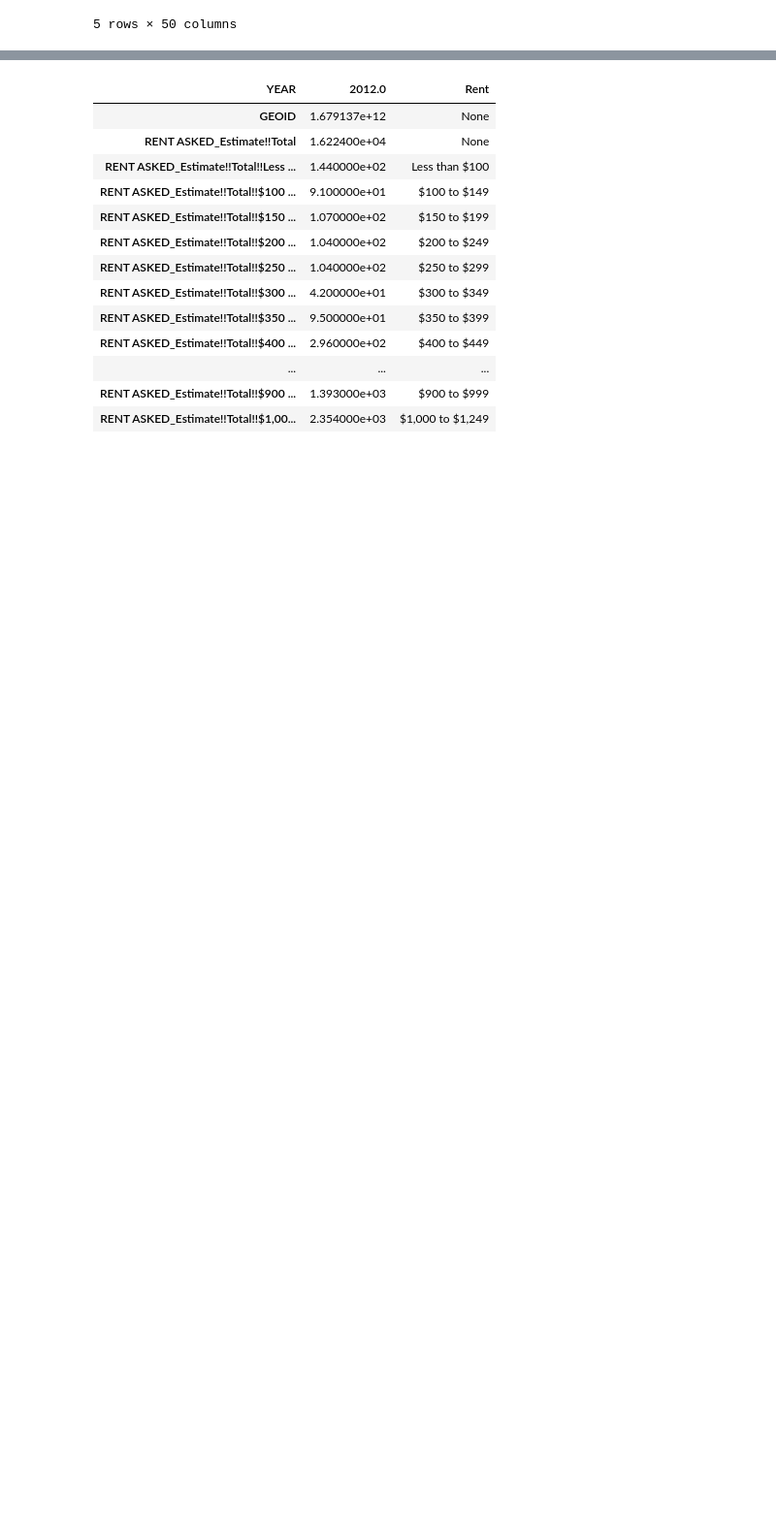
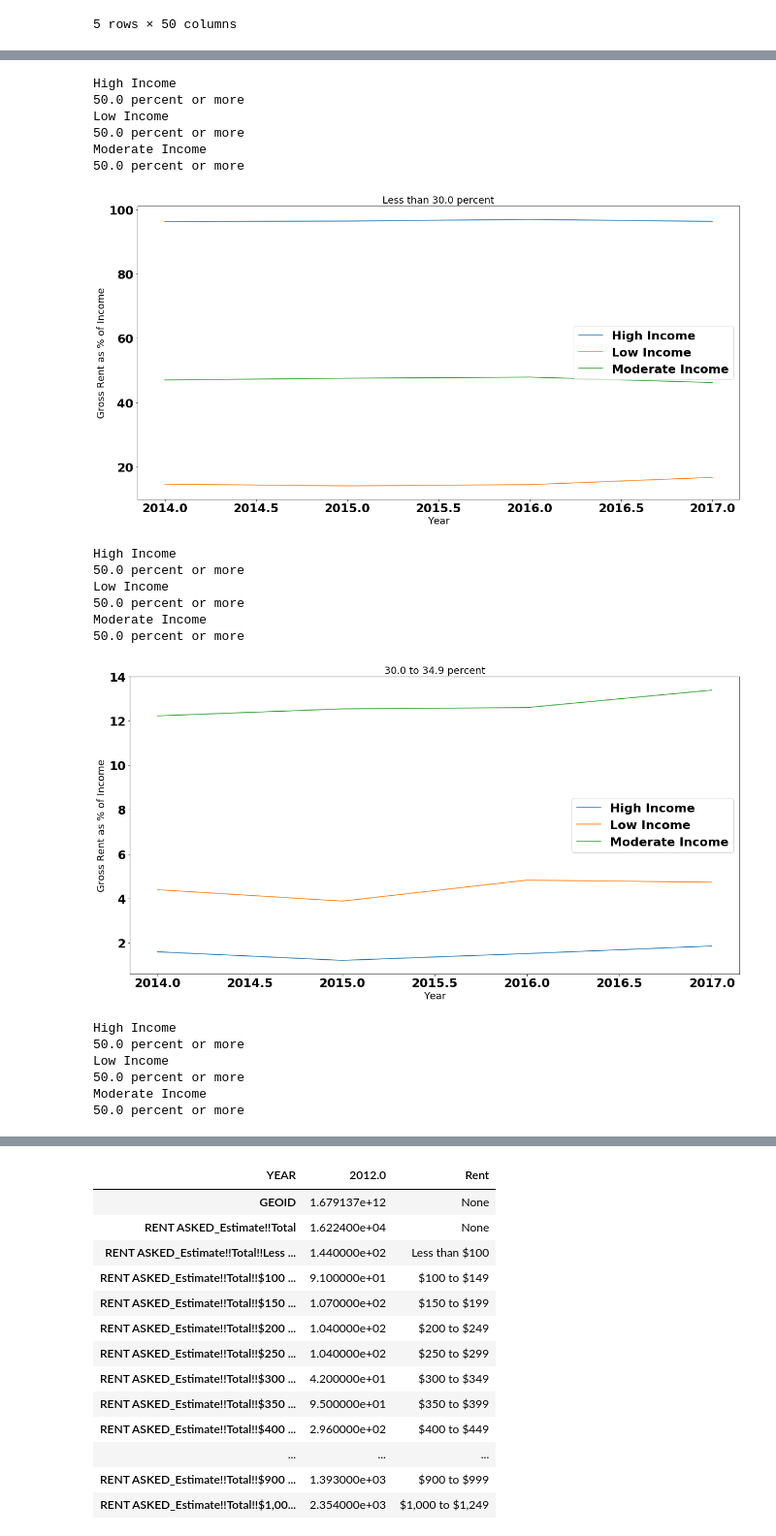
Before and after one commit to anovas2/AAHA, a Jupyter notebook: Notebook 0728.ipynb, the cells around one changed output, grey strips where cells are left out. Shown: that part at 97% size. Drawn from its saved outputs; the diff is of its cells as text; code cells hidden in the pictures; blank space fills up the shorter version.

```diff
--- a/Notebook 0728.ipynb
+++ b/Notebook 0728.ipynb
@@ -746,0 +805,60 @@ for year in years:
+# %%
+# Generate the Plot (with Error Bars)
+keepyear = percentrentbyincomesum['YEAR']
+percentrentbyincomesum = percentrentbyincomesum.div(percentrentbyincomesum.TotalHHs, axis=0)*100
+percentrentbyincomesum['YEAR'] = keepyear
+display(percentrentbyincomesum)
+
+font = {'family' : 'normal',
+        'weight' : 'bold',
+        'size'   : 22}
+
+plt.rc('font', **font)
+
+
+
+
+colors = {'Less than 30.0 percent':'red', '30.0 to 34.9 percent':'blue', '35.0 to 39.9 percent':'green', '40.0 to 49.9 percent':'black', '50.0 percent or more':'pink'}
+#markers = {'Capomulin':'4', 'Ceftamin':'8', 'Infubinol':'o', 'Ketapril':'v', 'Naftisol':'^', 'Placebo':'>', 'Propriva':'<', 'Ramicane':'1', 'Stelasyn':'2', 'Zoniferol':'3'}
+
+#display(percentrentbyincomesum.T)
+
+groups = percentrentbyincomesum.groupby('Income')
+# percentrentbyincomesum = percentrentbyincomesum.groupby(['Income'])
+# groupeddata_sem = percentrentbyincomesum.reset_index()
+# display(groupeddata_sem)
+
+#print(percentrentbyincomesum.columns.tolist())
+
+percentbuckets = ['Less than 30.0 percent', '30.0 to 34.9 percent', '35.0 to 39.9 percent', '40.0 to 49.9 percent', '50.0 percent or more']
+for bucket in percentbuckets:
+    fig, ax = plt.subplots(figsize=(20, 10))
+    for name, group in groups:
+
+        print(name)
+
+        x = percentrentbyincomesum.loc[percentrentbyincomesum.index==name, 'YEAR']
+        y = percentrentbyincomesum.loc[percentrentbyincomesum.index==name, bucket]
+        print(percentbucket)
+        plt.plot(x, y,color=colors.get(name), label=name)
+    ax.legend()
+
+        # Create a title, x label, and y label for our chart
+
+    plt.title(bucket, fontsize=18)
+    plt.xlabel("Year", fontsize=18)
+    plt.ylabel("Gross Rent as % of Income", fontsize=18)
+
+
+    # Save the Figure
+    #plt.savefig("../Images/TumorResponse.png")
+    plt.show()
+
+# for name, group in groups:
+#     for percentbucket in percentbuckets:
+#         print(name)
+#         x = percentrentbyincomesum.loc[percentrentbyincomesum.index==name, 'YEAR']
+#         y = percentrentbyincomesum.loc[percentrentbyincomesum.index==name, percentbucket]
+#         plt.plot(x, y,color=colors.get(name), label=name)
+#         ax.legend()
+# %% [output]
@@ -746,0 +879,20 @@ for year in years:
+High Income
+50.0 percent or more
+Low Income
+50.0 percent or more
+Moderate Income
+50.0 percent or more
+[figure, added]
+High Income
+50.0 percent or more
+Low Income
+50.0 percent or more
+Moderate Income
+50.0 percent or more
+[figure, added]
+High Income
+50.0 percent or more
+Low Income
+50.0 percent or more
+Moderate Income
+50.0 percent or more
```
Also changed, not shown: parts of 7 cells of this notebook, 8 other files.
